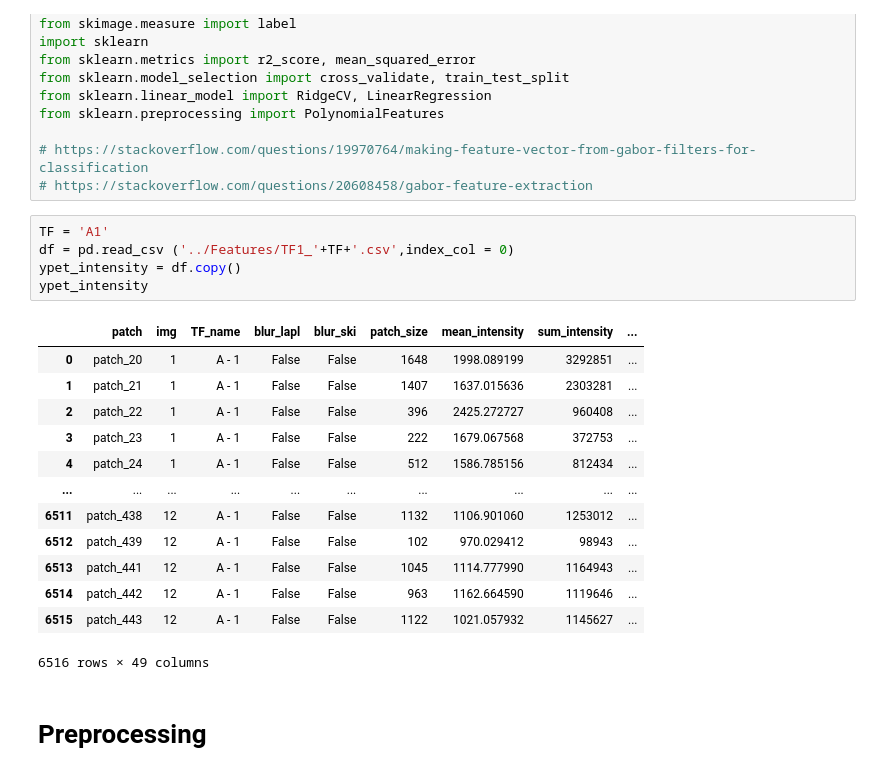
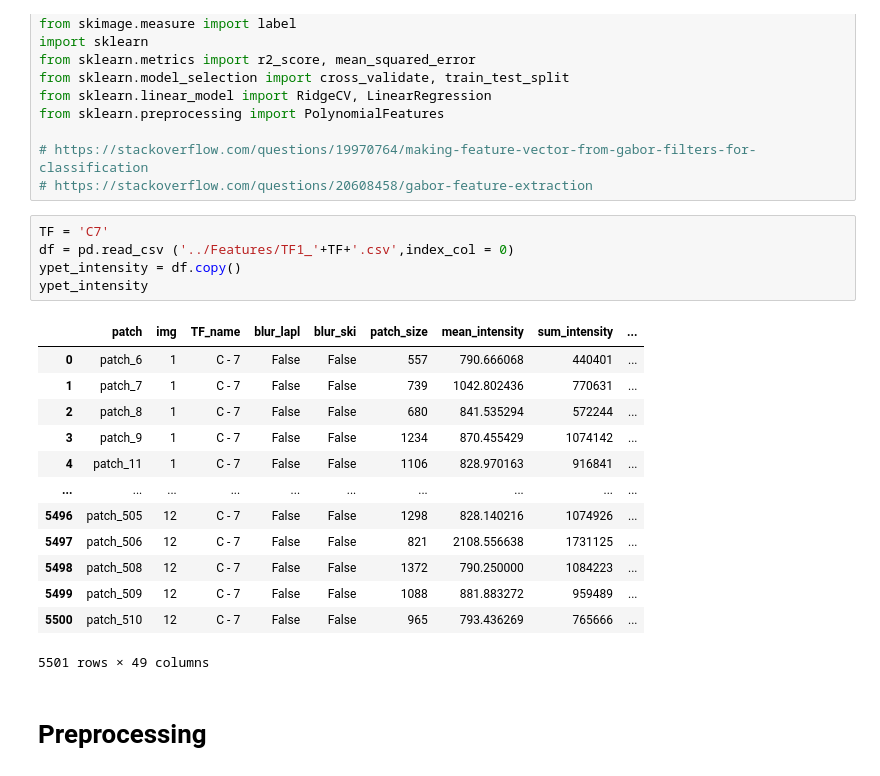
Before and after one commit to CS-433/ml-project-2-transcripted_cherry, a Jupyter notebook: Jupyter notebooks/task_1.ipynb, the cells around one changed output. Saved outputs shown, nothing was run; the diff lists cells and outputs as text.

```diff
--- a/Jupyter notebooks/task_1.ipynb
+++ b/Jupyter notebooks/task_1.ipynb
@@ -28,24 +28,24 @@ from sklearn.preprocessing import PolynomialFeatures
 # https://stackoverflow.com/questions/19970764/making-feature-vector-from-gabor-filters-for-classification
 # https://stackoverflow.com/questions/20608458/gabor-feature-extraction
 # %%
-TF = 'A1'
+TF = 'C7'
 df = pd.read_csv ('../Features/TF1_'+TF+'.csv',index_col = 0)
 ypet_intensity = df.copy()
 ypet_intensity
 # %% [output]
 |  | patch | img | TF_name | blur_lapl | blur_ski | patch_size | mean_intensity | sum_intensity | ... |
-| 0 | patch_20 | 1 | A - 1 | False | False | 1648 | 1998.089199 | 3292851 | ... |
-| 1 | patch_21 | 1 | A - 1 | False | False | 1407 | 1637.015636 | 2303281 | ... |
-| 2 | patch_22 | 1 | A - 1 | False | False | 396 | 2425.272727 | 960408 | ... |
-| 3 | patch_23 | 1 | A - 1 | False | False | 222 | 1679.067568 | 372753 | ... |
-| 4 | patch_24 | 1 | A - 1 | False | False | 512 | 1586.785156 | 812434 | ... |
+| 0 | patch_6 | 1 | C - 7 | False | False | 557 | 790.666068 | 440401 | ... |
+| 1 | patch_7 | 1 | C - 7 | False | False | 739 | 1042.802436 | 770631 | ... |
+| 2 | patch_8 | 1 | C - 7 | False | False | 680 | 841.535294 | 572244 | ... |
+| 3 | patch_9 | 1 | C - 7 | False | False | 1234 | 870.455429 | 1074142 | ... |
+| 4 | patch_11 | 1 | C - 7 | False | False | 1106 | 828.970163 | 916841 | ... |
 | ... | ... | ... | ... | ... | ... | ... | ... | ... | ... |
-| 6511 | patch_438 | 12 | A - 1 | False | False | 1132 | 1106.901060 | 1253012 | ... |
-| 6512 | patch_439 | 12 | A - 1 | False | False | 102 | 970.029412 | 98943 | ... |
-| 6513 | patch_441 | 12 | A - 1 | False | False | 1045 | 1114.777990 | 1164943 | ... |
-| 6514 | patch_442 | 12 | A - 1 | False | False | 963 | 1162.664590 | 1119646 | ... |
-| 6515 | patch_443 | 12 | A - 1 | False | False | 1122 | 1021.057932 | 1145627 | ... |
+| 5496 | patch_505 | 12 | C - 7 | False | False | 1298 | 828.140216 | 1074926 | ... |
+| 5497 | patch_506 | 12 | C - 7 | False | False | 821 | 2108.556638 | 1731125 | ... |
+| 5498 | patch_508 | 12 | C - 7 | False | False | 1372 | 790.250000 | 1084223 | ... |
+| 5499 | patch_509 | 12 | C - 7 | False | False | 1088 | 881.883272 | 959489 | ... |
+| 5500 | patch_510 | 12 | C - 7 | False | False | 965 | 793.436269 | 765666 | ... |
-6516 rows × 49 columns
+5501 rows × 49 columns
 # %% [markdown]
 # Preprocessing
 # %% [markdown]
```
Also changed, not shown: parts of 10 cells of this notebook, 3 other files.
